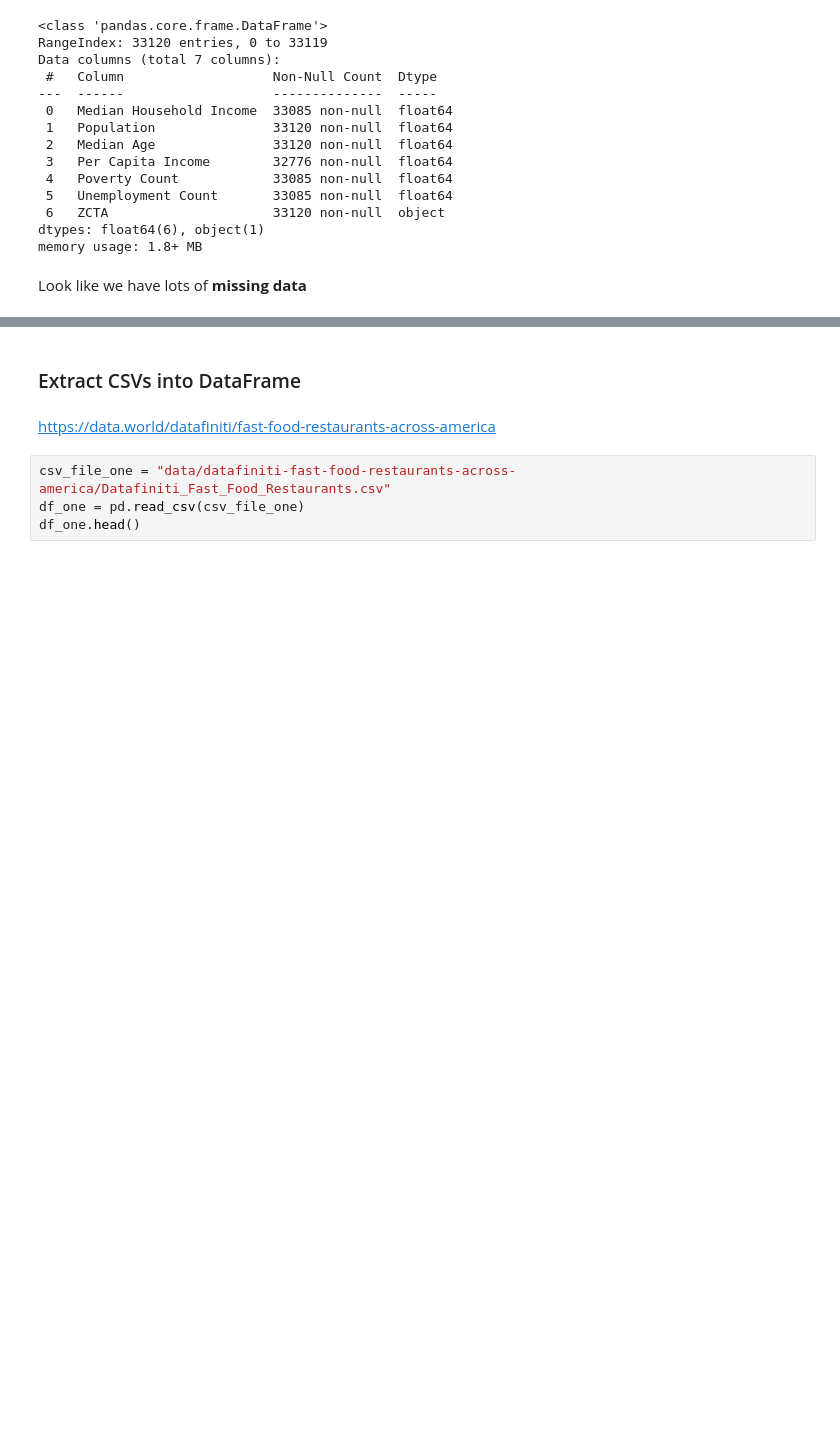
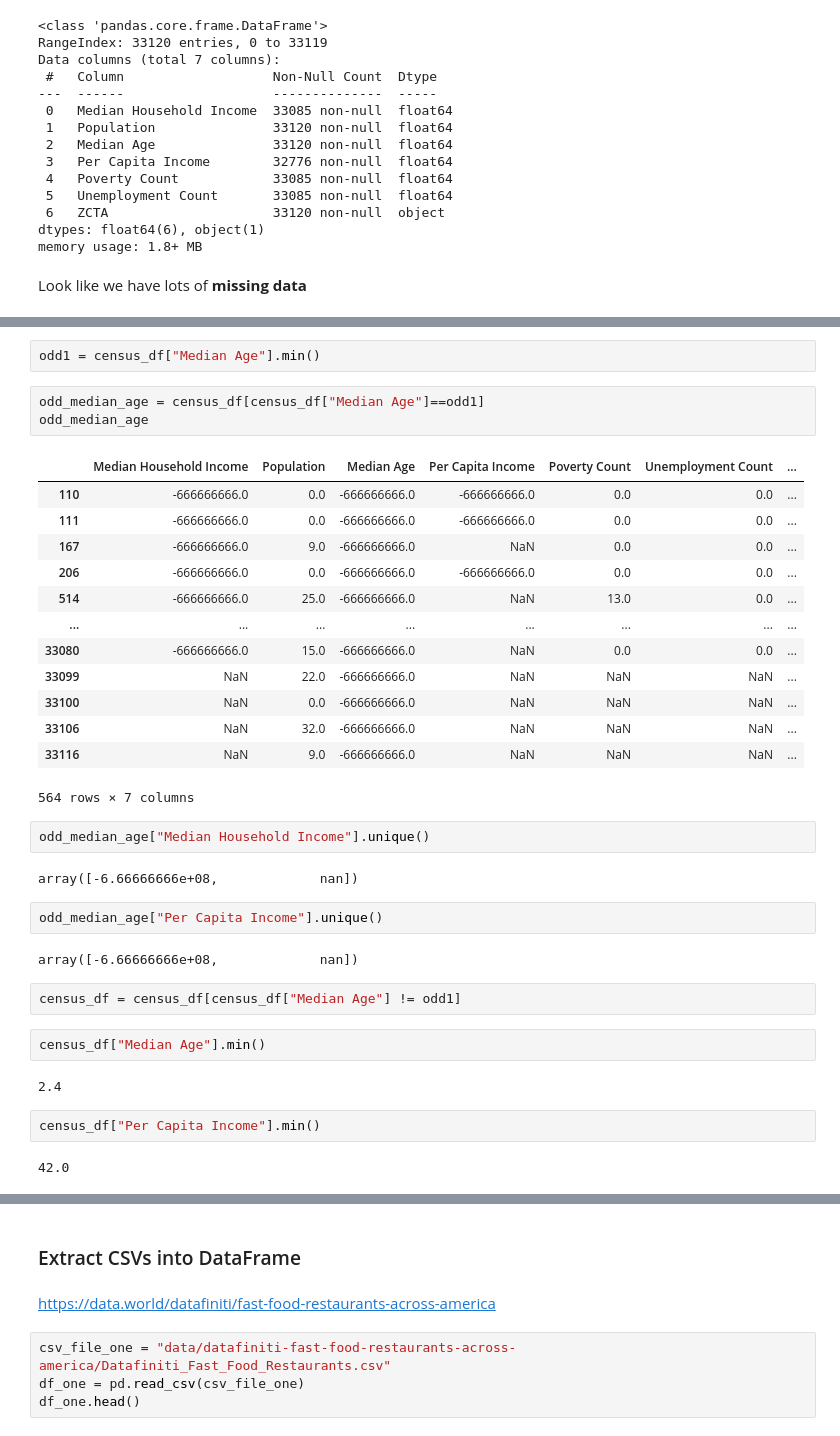
Before and after one commit to poojaisabelle/ETL-Project, a Jupyter notebook: Tracey_draft_code.ipynb, the cells around one changed output, grey strips where cells are left out. Cells and saved outputs as stored; diff of their text form; blank space fills up the shorter version.

```diff
--- a/Tracey_draft_code.ipynb
+++ b/Tracey_draft_code.ipynb
@@ -89,2 +89,39 @@ census_pd["ZCTA"].nunique()
 # %% [output]
 33120
+# %%
+odd1 = census_df["Median Age"].min()
+# %%
+odd_median_age = census_df[census_df["Median Age"]==odd1]
+odd_median_age
+# %% [output]
+|  | Median Household Income | Population | Median Age | Per Capita Income | Poverty Count | Unemployment Count | ... |
+| 110 | -666666666.0 | 0.0 | -666666666.0 | -666666666.0 | 0.0 | 0.0 | ... |
+| 111 | -666666666.0 | 0.0 | -666666666.0 | -666666666.0 | 0.0 | 0.0 | ... |
+| 167 | -666666666.0 | 9.0 | -666666666.0 | NaN | 0.0 | 0.0 | ... |
+| 206 | -666666666.0 | 0.0 | -666666666.0 | -666666666.0 | 0.0 | 0.0 | ... |
+| 514 | -666666666.0 | 25.0 | -666666666.0 | NaN | 13.0 | 0.0 | ... |
+| ... | ... | ... | ... | ... | ... | ... | ... |
+| 33080 | -666666666.0 | 15.0 | -666666666.0 | NaN | 0.0 | 0.0 | ... |
+| 33099 | NaN | 22.0 | -666666666.0 | NaN | NaN | NaN | ... |
+| 33100 | NaN | 0.0 | -666666666.0 | NaN | NaN | NaN | ... |
+| 33106 | NaN | 32.0 | -666666666.0 | NaN | NaN | NaN | ... |
+| 33116 | NaN | 9.0 | -666666666.0 | NaN | NaN | NaN | ... |
+564 rows × 7 columns
+# %%
+odd_median_age["Median Household Income"].unique()
+# %% [output]
+array([-6.66666666e+08,             nan])
+# %%
+odd_median_age["Per Capita Income"].unique()
+# %% [output]
+array([-6.66666666e+08,             nan])
+# %%
+census_df = census_df[census_df["Median Age"] != odd1]
+# %%
+census_df["Median Age"].min()
+# %% [output]
+2.4
+# %%
+census_df["Per Capita Income"].min()
+# %% [output]
+42.0
```
Also changed, not shown: parts of 23 cells of this notebook.
